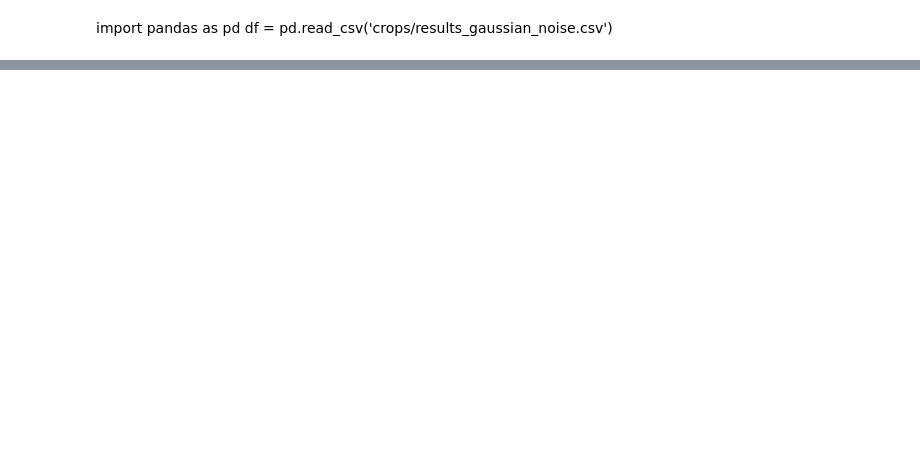
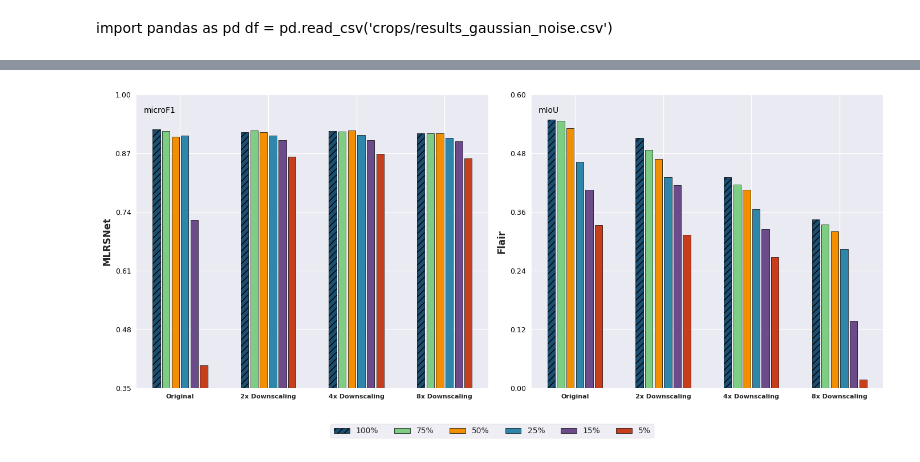
Before and after one commit to Orion-AI-Lab/RedundancyInvestigationEO, a Jupyter notebook: my_plots.ipynb, the cells around one changed output, grey strips where cells are left out. Drawn from its saved outputs; the diff is of its cells as text; code cells hidden in the pictures; blank space fills up the shorter version.

```diff
--- a/my_plots.ipynb
+++ b/my_plots.ipynb
@@ -1869,0 +1651,96 @@ plt.show()
+# %%
+import numpy as np
+import matplotlib.pyplot as plt
+import matplotlib as mpl
+import os
+
+# Set style for academic look
+mpl.style.use('seaborn-v0_8')
+
+DATASETS = ['MLRSNet', 'Flair']
+GROUP_LABELS = ['Original', '2x Downscaling', '4x Downscaling', '8x Downscaling']
+BAR_SERIES_LABELS = ['100%', '75%', '50%', '25%', '15%', '5%']
+N_GROUPS = 4
+N_BARS = 6
+
+DATA = {
+    'MLRSNet': {
+        'Original': [0.92357, 0.91942, 0.9063, 0.9093, 0.72299, 0.40098],
+        '2x Downscaling': [0.91607, 0.92094, 0.91639, 0.9093, 0.89917, 0.86275],
+        '4x Downscaling': [0.91975, 0.91795, 0.9199, 0.91017, 0.89848, 0.86814],
+        '8x Downscaling': [0.91447, 0.9139, 0.91477, 0.90358, 0.89622, 0.85924],
+    },
+    'Flair': {
+        'Original': [0.54837, 0.54681, 0.53138, 0.4628, 0.40579, 0.33278],
+        '2x Downscaling': [0.51147, 0.487, 0.46859, 0.43127, 0.41424, 0.31361],
+        '4x Downscaling': [0.43052, 0.41627, 0.40513, 0.36565, 0.32521, 0.26783],
+        '8x Downscaling': [0.34481, 0.33478, 0.31996, 0.28473, 0.13777, 0.017184]
+    },
+}
+
+# Plot configuration
+bar_width = 0.08
+gap_within_group = 0.02
+gap_between_groups = 0.35
+group_width = N_BARS * bar_width + (N_BARS - 1) * gap_within_group
+colors = ['#1B4F72', '#7DCE82', '#F18F01', '#2E86AB', '#6C4B8A', '#C73E1D']
+hatches = ['///', '', '', '', '', '']
+y_limits = {
+    "MLRSNet": (0.35, 1.0),
+    "Flair": (0.0, 0.60)
+}
+metric_label = {'MLRSNet': 'microF1', 'Flair': 'mIoU'}
+
+fig, axes = plt.subplots(1, 2, figsize=(14, 6), sharex=True)
+axes = axes.flatten()
+
+x = np.arange(N_GROUPS) * (group_width + gap_between_groups)
+offsets = np.linspace(-(N_BARS - 1) / 2, (N_BARS - 1) / 2, N_BARS) * (bar_width + gap_within_group)
+legend_handles = []
+
+for idx, dataset in enumerate(DATASETS):
+    ax = axes[idx]
+    ax.grid(axis='y', linewidth=0.8, color='white', linestyle='-', zorder=0)
+
+    for i, series_name in enumerate(BAR_SERIES_LABELS):
+        # Extract values and handle Nones by converting to 0 for plotting (will not appear due to ylim)
+        values = []
+        for group in GROUP_LABELS:
+            val = DATA[dataset][group][i]
+            values.append(val if val is not None else 0)
+
+        kw = dict(label=series_name, color=colors[i], edgecolor='black', linewidth=0.5, zorder=3)
+        if hatches[i]:
+            kw['hatch'] = hatches[i]
+
+        bars = ax.bar(x + offsets[i], values, bar_width, **kw)
+
+        # Collect legend handles only once
+        if idx == 0:
+            legend_handles.append(bars[0])
+
+    # Styling
+    ymin, ymax = y_limits.get(dataset, (0, 1))
+    ax.set_ylim(ymin, ymax)
+    yticks = np.linspace(ymin, ymax, 6)
+    ax.set_yticks(yticks)
+    ax.set_yticklabels([f"{v:.2f}" for v in yticks], color='black', fontsize=9)
+
+    ax.set_xticks(x)
+    ax.set_xticklabels(GROUP_LABELS, fontsize=8, fontweight='bold')
+    ax.set_ylabel(dataset, fontsize=12, fontweight='bold')
+
+    # Position metric label (microF1/mIoU)
+    ax.text(0.02, 0.96, metric_label.get(dataset, ''), transform=ax.transAxes,
+            fontsize=10, va='top', color='black')
+
+# Global Legend
+fig.legend(handles=legend_handles, labels=BAR_SERIES_LABELS, loc='lower center',
+           ncol=6, fontsize=10, frameon=True, bbox_to_anchor=(0.5, -0.05))
+
+plt.tight_layout(rect=[0, 0.05, 1, 1])
+os.makedirs('paper_plots', exist_ok=True)
+plt.savefig('paper_plots/Downscaling_effect.pdf', bbox_inches='tight')
+plt.show()
+# %% [output]
+[figure, added]
```
Also changed, not shown: parts of 12 cells of this notebook.
